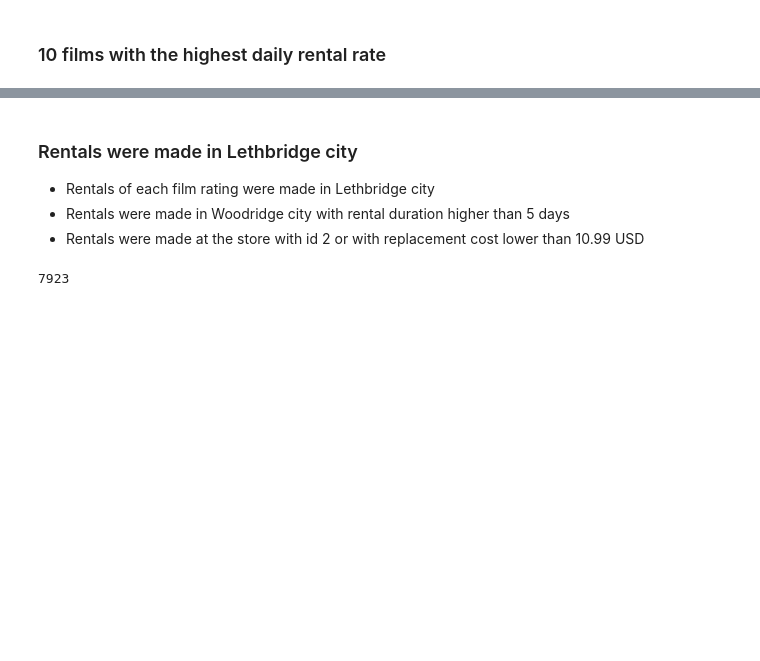
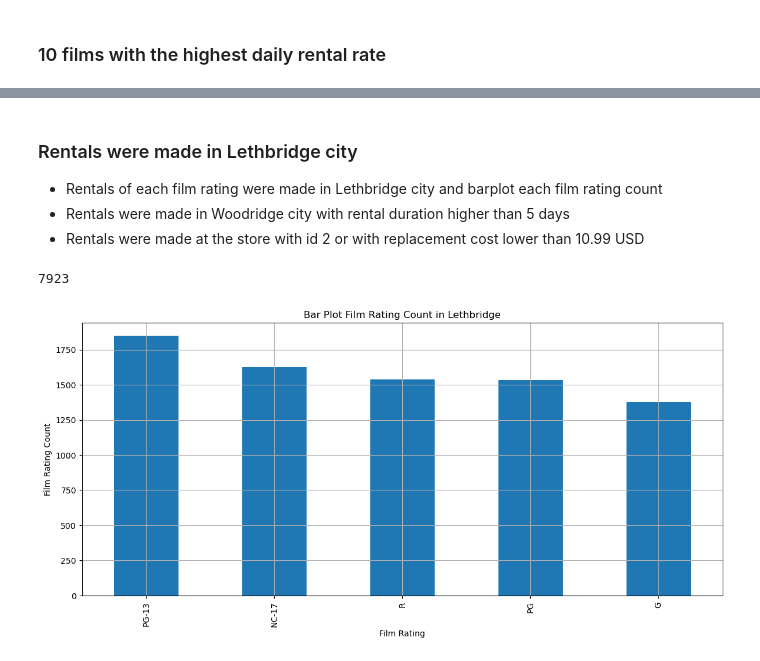
Before and after one commit to luroel/sakiladb, a Jupyter notebook: main_sakila_db.ipynb, the cells around one changed output, grey strips where cells are left out. Saved outputs shown, nothing was run; the diff lists cells and outputs as text; code cells hidden in the pictures; blank space fills up the shorter version.

Commit message:
Agregando barplot de el film rating de Lethbridge city

```diff
--- a/main_sakila_db.ipynb
+++ b/main_sakila_db.ipynb
@@ -283,13 +267,22 @@ df.loc[df['film_daily_rental_rate'] == df['film_daily_rental_rate'].max()].head(
 | 163 | 2005-05-26 02:26:23 | 2005-06-04 06:36:23 | GRAHAM | 1 | Lethbridge | KISSING DOLLS | ... |
 # %% [markdown]
 ### Rentals were made in Lethbridge city
-- Rentals of each film rating were made in Lethbridge city
+- Rentals of each film rating were made in Lethbridge city and barplot each film rating count
 - Rentals were made in Woodridge city with rental duration higher than 5 days
 - Rentals were made at the store with id 2 or with replacement cost lower than 10.99 USD
 # %%
 df.loc[df['rental_store_city'] == 'Lethbridge'].shape[0]
 # %% [output]
 7923
+# %%
+df.loc[df['rental_store_city'] == 'Lethbridge', 'film_rating'].value_counts().plot(kind='bar', figsize=(14,6))
+plt.xlabel("Film Rating")
+plt.ylabel("Film Rating Count")
+plt.title("Bar Plot Film Rating Count in Lethbridge")
+plt.grid()
+plt.show()
+# %% [output]
+[figure, added]
 # %%
 df.loc[(df['rental_store_city'] == 'Woodridge') & (df['film_rental_duration'] > 5)]
 # %% [output]
```
Also changed, not shown: parts of 1 cell of this notebook.
